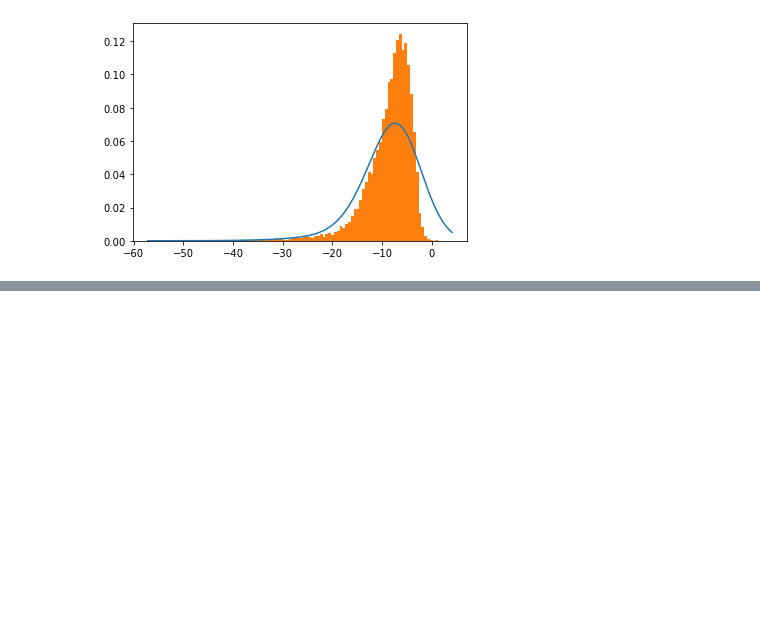
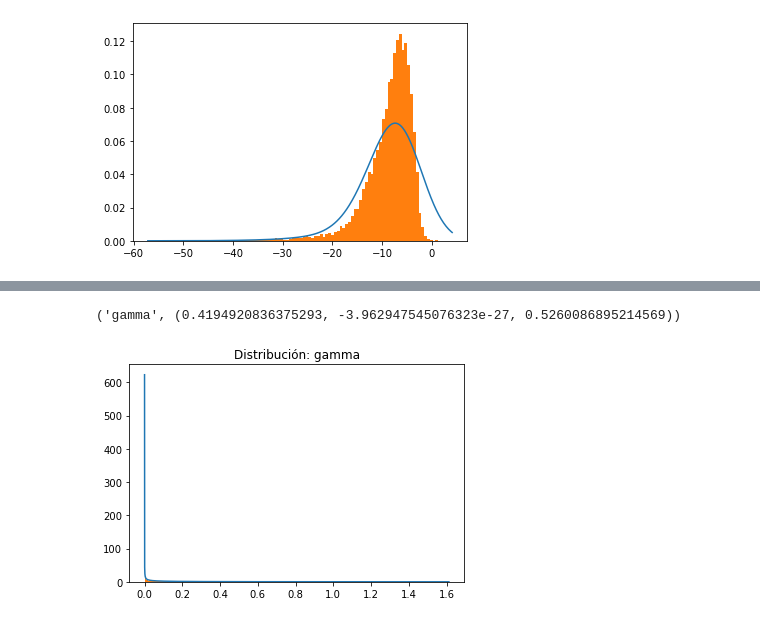
Before and after one commit to OscarFlores-IFi/SPF-2021-Tareas, a Jupyter notebook: Proyecto/Proyecto Simulación de Procesos.ipynb, the cells around one changed output, grey strips where cells are left out. Cells and saved outputs as stored; diff of their text form; code cells hidden in the pictures; blank space fills up the shorter version.

```diff
--- a/Proyecto/Proyecto Simulación de Procesos.ipynb
+++ b/Proyecto/Proyecto Simulación de Procesos.ipynb
@@ -314,0 +459,10 @@ best bandwidth: 4.229296551724139
+# %%
+print(res_acousticness)
+pdf_acousticness = make_pdf(getattr(st, res_acousticness[0]), res_acousticness[1])
+pdf_acousticness.plot()
+plt.hist(r_data['acousticness'] ,bins = n_bins, density=True);
+plt.title(f'Distribución: {res_acousticness[0]}')
+plt.show()
+# %% [output]
+('gamma', (0.4194920836375293, -3.962947545076323e-27, 0.5260086895214569))
+[figure, added]
```
Also changed, not shown: parts of 14 cells of this notebook.
